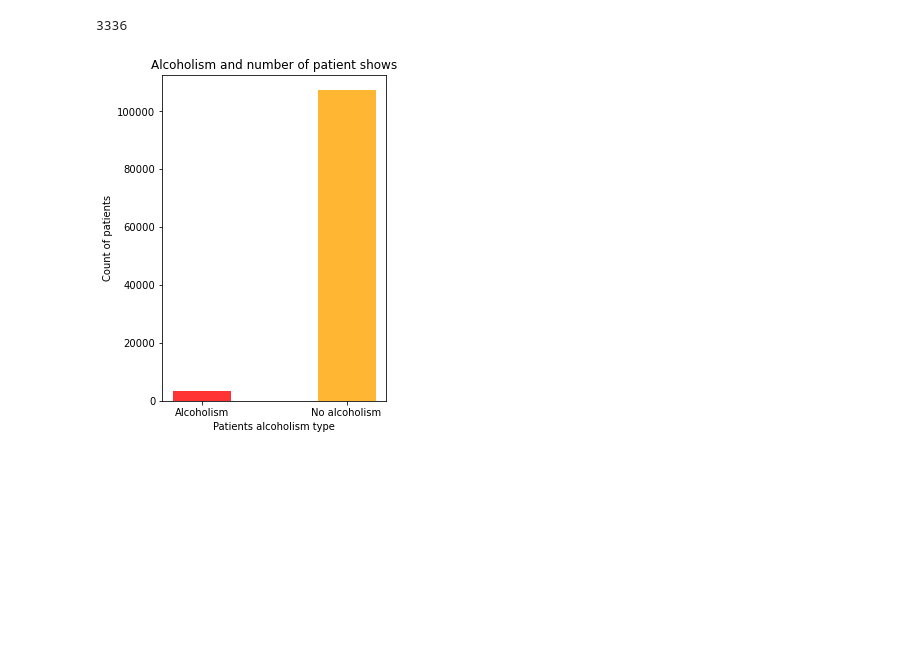
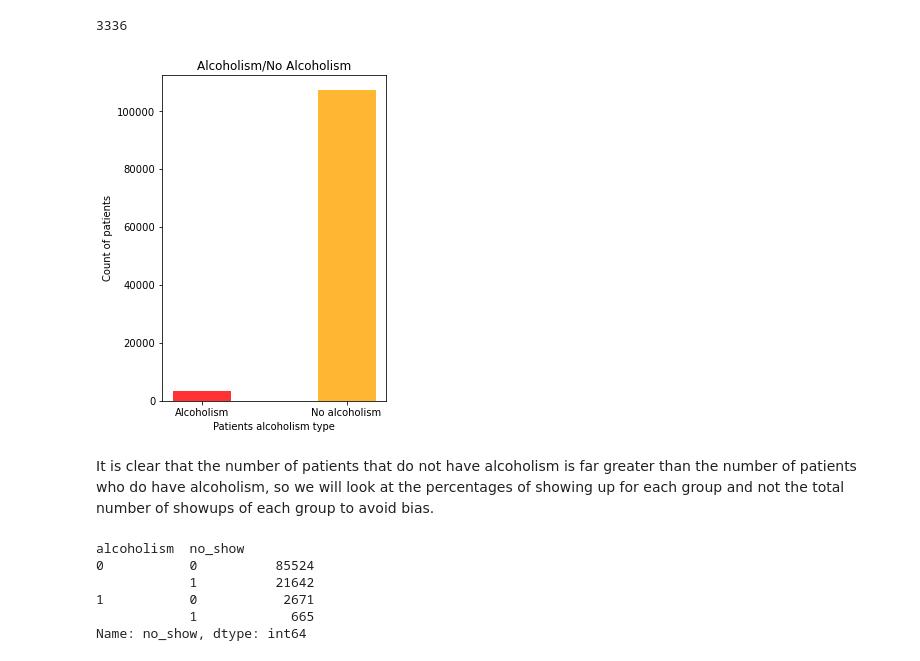
Before and after one commit to ijaz-hussain/ACIT-4880-Project-2, a Jupyter notebook: exporatory_data_analysis.ipynb, the cells around one changed output. Cells and saved outputs as stored; diff of their text form; code cells hidden in the pictures; blank space fills up the shorter version.

```diff
--- a/exporatory_data_analysis.ipynb
+++ b/exporatory_data_analysis.ipynb
@@ -58,13 +59,26 @@ df.alcoholism.value_counts()[1]
 # %%
 x_axis = ['Alcoholism' , 'No alcoholism']
 alcoholism = df.alcoholism.value_counts()[1]
 no_alcoholism = df.alcoholism.value_counts()[0]
 y_axis = [alcoholism , no_alcoholism]
 colors = ['red' , 'orange']
 plt.figure(figsize=(4,6),)
 plt.bar(x_axis,y_axis, color = colors, width = 0.4,alpha = 0.8 , )
 plt.ylabel('Count of patients')
 plt.xlabel('Patients alcoholism type')
-plt.title('Alcoholism and number of patient shows');
+plt.title('Alcoholism/No Alcoholism');
 # %% [output]
-[figure, old version]
+[figure, new version]
+# %% [markdown]
+It is clear that the number of patients that do not have alcoholism is far greater than the number of patients who do have alcoholism, so we will look at the percentages of showing up for each group and not the total number of showups of each group to avoid bias.
+# %%
+#grouping
+alcoholism_report = df.groupby(['alcoholism', 'no_show']).no_show.count()
+alcoholism_report
+# %% [output]
+alcoholism  no_show
+0           0          85524
+            1          21642
+1           0           2671
+            1            665
+Name: no_show, dtype: int64
```
Also changed, not shown: parts of 7 cells of this notebook.
